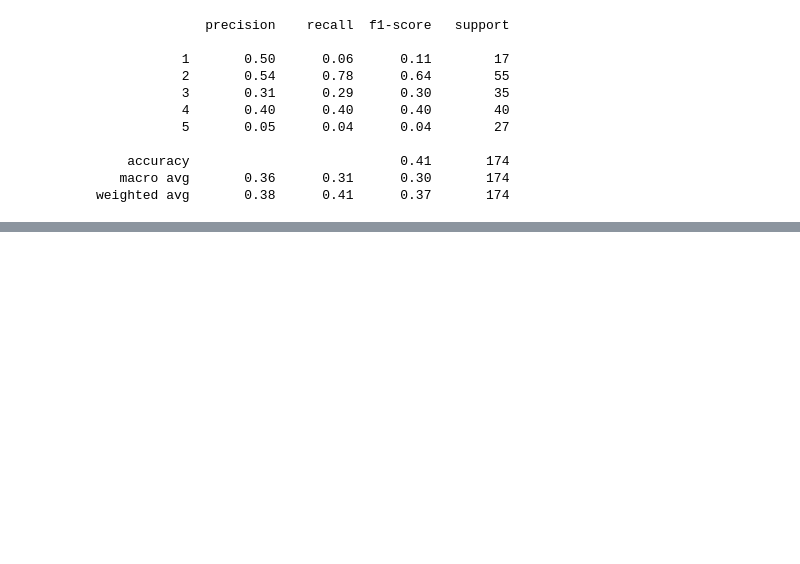
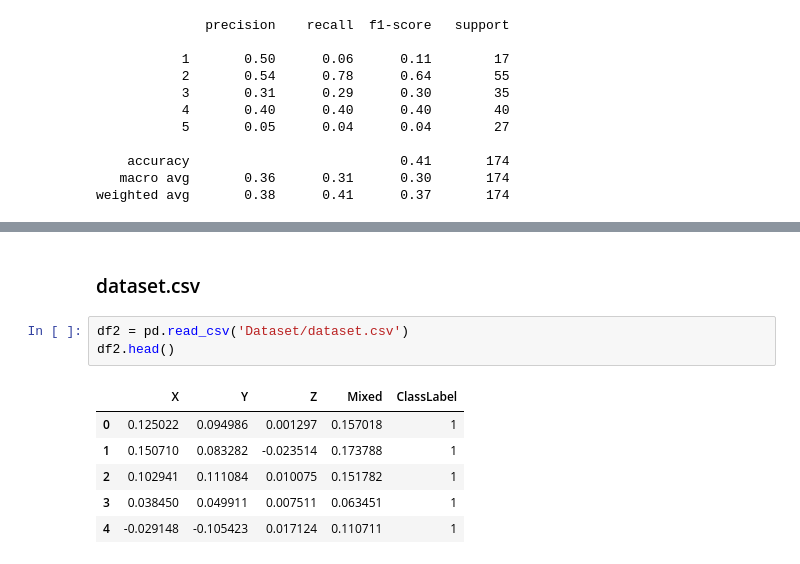
Before and after one commit to cepdnaclk/e19-co544-Hand-Tremor-Based-Biometric-Recognition, a Jupyter notebook: code/SVM.ipynb, the cells around one changed output, grey strips where cells are left out. Drawn from its saved outputs; the diff is of its cells as text; blank space fills up the shorter version.

```diff
--- a/code/SVM.ipynb
+++ b/code/SVM.ipynb
@@ -167,0 +223,12 @@ weighted avg       0.38      0.41      0.37       174
+# %% [markdown]
+### dataset.csv
+# %%
+df2 = pd.read_csv('Dataset/dataset.csv')
+df2.head()
+# %% [output]
+|  | X | Y | Z | Mixed | ClassLabel |
+| 0 | 0.125022 | 0.094986 | 0.001297 | 0.157018 | 1 |
+| 1 | 0.150710 | 0.083282 | -0.023514 | 0.173788 | 1 |
+| 2 | 0.102941 | 0.111084 | 0.010075 | 0.151782 | 1 |
+| 3 | 0.038450 | 0.049911 | 0.007511 | 0.063451 | 1 |
+| 4 | -0.029148 | -0.105423 | 0.017124 | 0.110711 | 1 |
```
Also changed, not shown: parts of 19 cells of this notebook.
